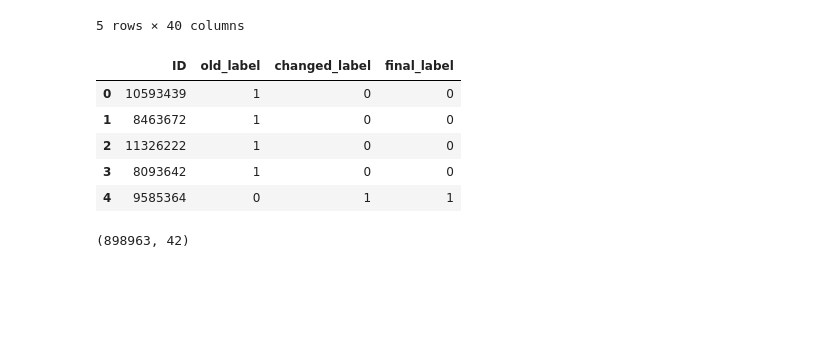
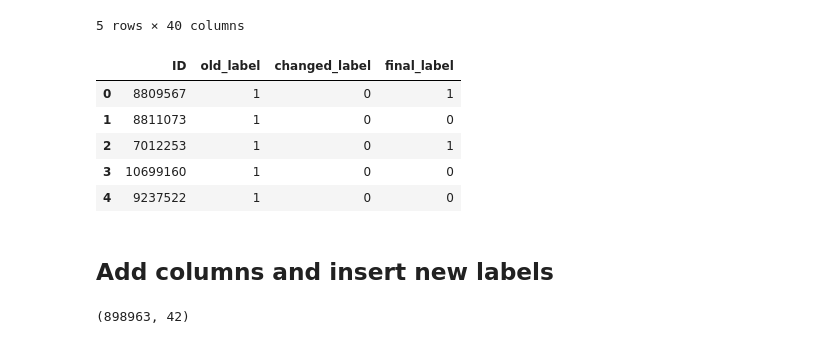
Before and after one commit to vmos1/cnn_supernova, a Jupyter notebook: 5_relabelling_data/3_create_new_relabelled_dataset.ipynb, the cells around one changed output. Saved outputs shown, nothing was run; the diff lists cells and outputs as text; code cells hidden in the pictures; blank space fills up the shorter version.

```diff
--- a/5_relabelling_data/3_create_new_relabelled_dataset.ipynb
+++ b/5_relabelling_data/3_create_new_relabelled_dataset.ipynb
@@ -28,15 +30,18 @@ df_full.head()
 | 4 | 8341858 | 0 | 0.645906 | 1.205 | 1.352224 | i | 0.982 | 1.063333 | 30 | 0.123302 | ... | ... |
 5 rows × 40 columns
 # %%
-df2=pd.read_csv('results.csv')
-df2.head()
+df2=pd.read_csv('fulldataset_relabeling_results.csv')
+display(df2.head())
+print(df2[df2.old_label!=df2.final_label].shape,df2.shape)
 # %% [output]
 |  | ID | old_label | changed_label | final_label |
-| 0 | 10593439 | 1 | 0 | 0 |
-| 1 | 8463672 | 1 | 0 | 0 |
-| 2 | 11326222 | 1 | 0 | 0 |
-| 3 | 8093642 | 1 | 0 | 0 |
-| 4 | 9585364 | 0 | 1 | 1 |
+| 0 | 8809567 | 1 | 0 | 1 |
+| 1 | 8811073 | 1 | 0 | 0 |
+| 2 | 7012253 | 1 | 0 | 1 |
+| 3 | 10699160 | 1 | 0 | 0 |
+| 4 | 9237522 | 1 | 0 | 0 |
+# %% [markdown]
+## Add columns and insert new labels
 # %%
 ## Add extra columns
 df_full['old_OBJECT_TYPE']=df_full['OBJECT_TYPE']
```
Also changed, not shown: parts of 8 cells of this notebook, 12 other files.
